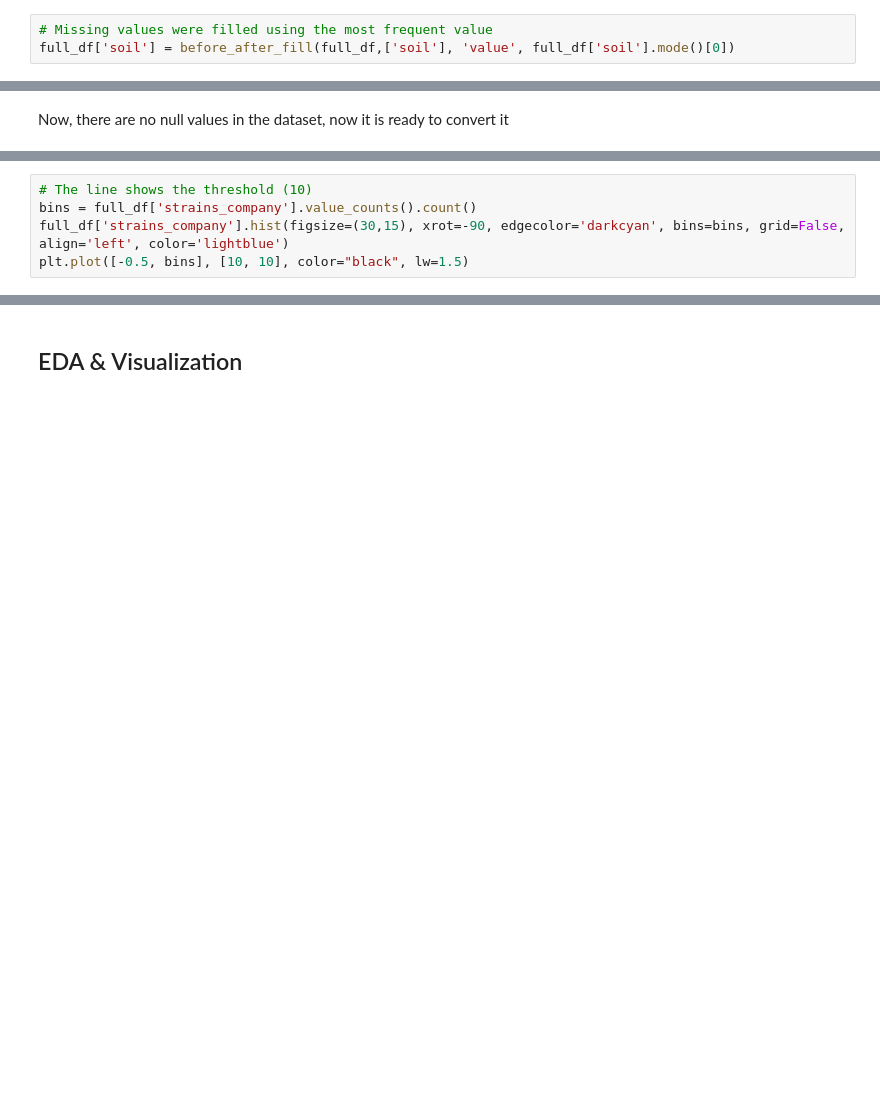
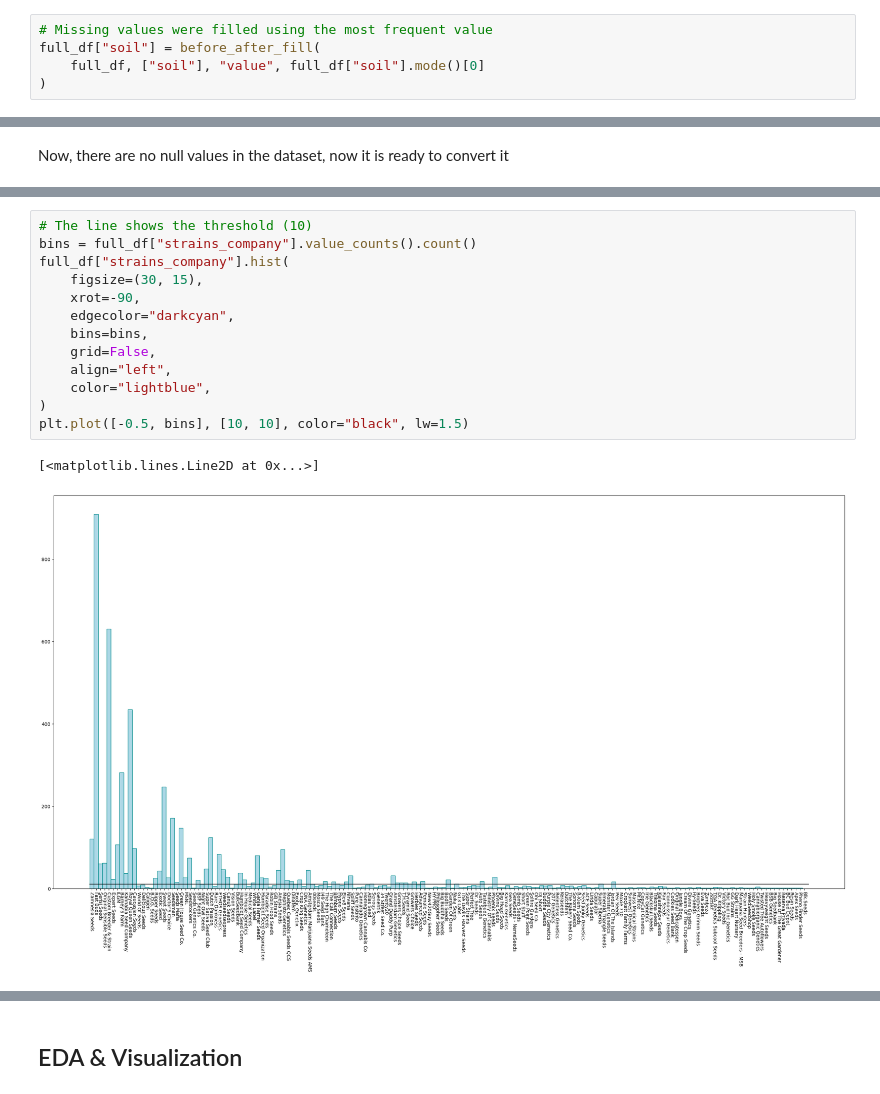
Before and after one commit to TalRos99/dataScienceFP, a Jupyter notebook: FinalProject.ipynb, the cells around one changed output, grey strips where cells are left out. Cells and saved outputs as stored; diff of their text form; blank space fills up the shorter version.

Commit message:
with plots

```diff
--- a/FinalProject.ipynb
+++ b/FinalProject.ipynb
@@ -217,3 +286,5 @@ full_df['nutrients'] = before_after_fill(full_df,['nutrients'], 'ffill')
 # %%
 # Missing values were filled using the most frequent value
-full_df['soil'] = before_after_fill(full_df,['soil'], 'value', full_df['soil'].mode()[0])
+full_df["soil"] = before_after_fill(
+    full_df, ["soil"], "value", full_df["soil"].mode()[0]
+)
@@ -230,6 +361,17 @@ full_df.head()
 # %%
 # The line shows the threshold (10)
-bins = full_df['strains_company'].value_counts().count()
-full_df['strains_company'].hist(figsize=(30,15), xrot=-90, edgecolor='darkcyan', bins=bins, grid=False, align='left', color='lightblue')
+bins = full_df["strains_company"].value_counts().count()
+full_df["strains_company"].hist(
+    figsize=(30, 15),
+    xrot=-90,
+    edgecolor="darkcyan",
+    bins=bins,
+    grid=False,
+    align="left",
+    color="lightblue",
+)
 plt.plot([-0.5, bins], [10, 10], color="black", lw=1.5)
+# %% [output]
+[<matplotlib.lines.Line2D at 0x...>]
+[figure, added]
 # %%
```
Also changed, not shown: parts of 43 cells of this notebook.
